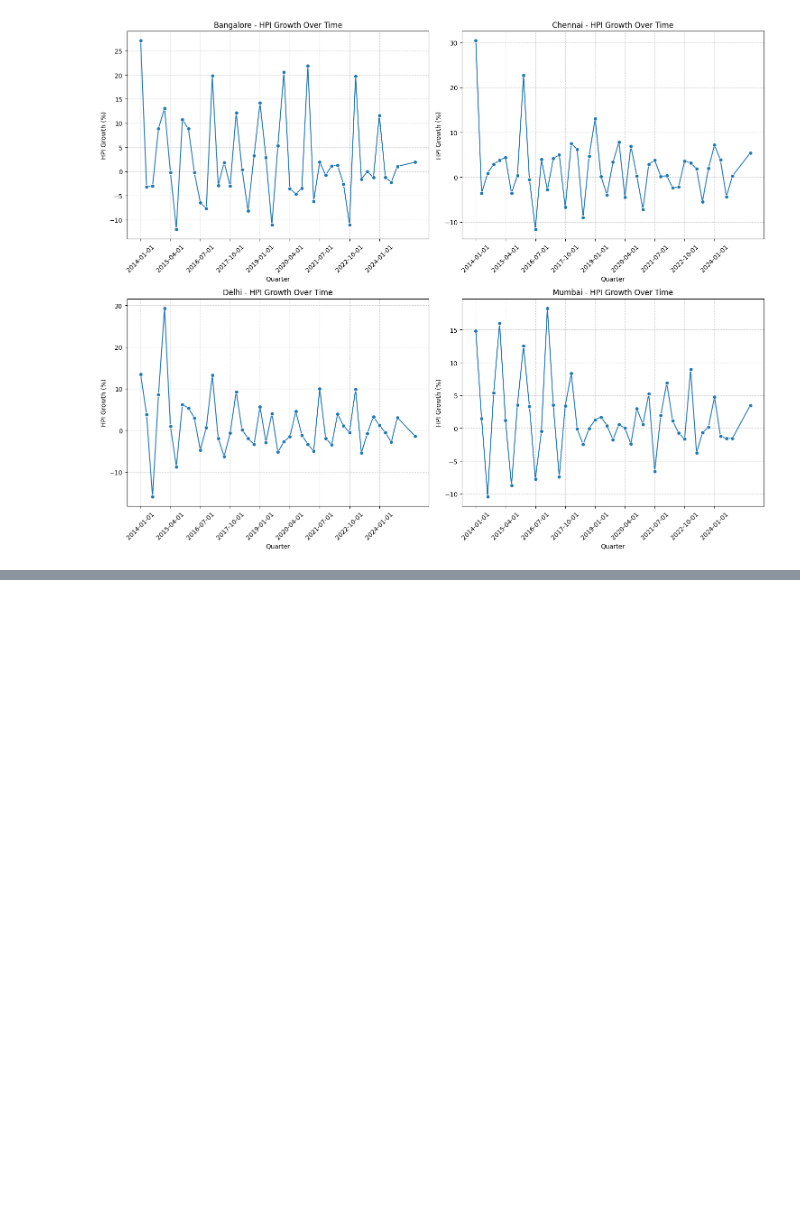
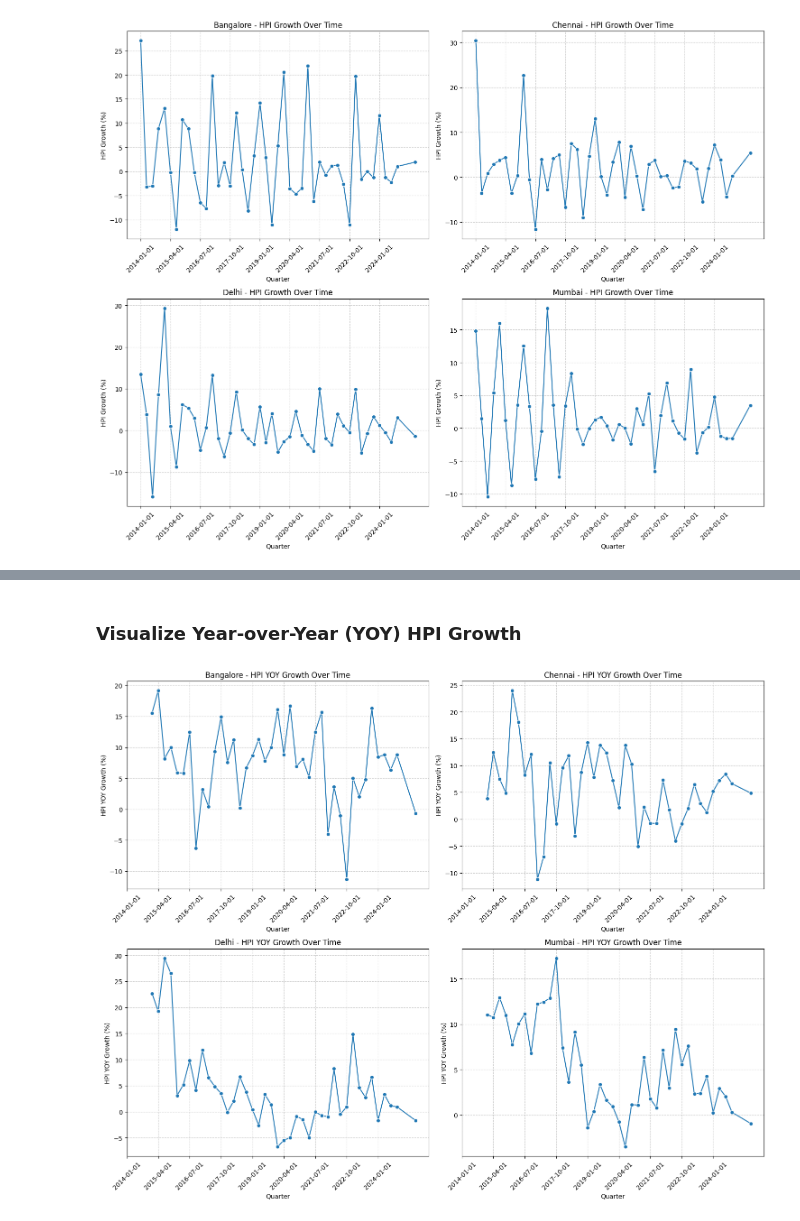
Before and after one commit to smonodeep/DynamicValuationGovernance, a Jupyter notebook: 0.Data_Prep_CityWise.ipynb, the cells around one changed output, grey strips where cells are left out. Saved outputs shown, nothing was run; the diff lists cells and outputs as text; code cells hidden in the pictures; blank space fills up the shorter version.

```diff
--- a/0.Data_Prep_CityWise.ipynb
+++ b/0.Data_Prep_CityWise.ipynb
@@ -396,0 +510,8 @@ else:
+# %%
+if not df_final.empty:
+    # Calculate Year-over-Year HPI growth
+    df_final['hpi_yoy_growth'] = df_final.groupby('city')['hpi_value'].pct_change(periods=4) * 100
+    print("\nFinal data with Year-over-Year HPI Growth:")
+    display(df_final.head())
+else:
+    print("df_final is empty, skipping Year-over-Year HPI growth calculation.")
@@ -396,0 +526,48 @@ else:
+# %% [markdown]
+### Visualize Year-over-Year (YOY) HPI Growth
+# %%
+import matplotlib.pyplot as plt
+import seaborn as sns
+
+if not df_final.empty:
+    cities = df_final['city'].unique()
+    n_cities = len(cities)
+
+    # Determine the grid size for subplots
+    n_rows = (n_cities + 1) // 2 if n_cities > 0 else 0
+    n_cols = 2 if n_cities > 1 else 1
+
+    if n_cities > 0:
+        fig, axes = plt.subplots(n_rows, n_cols, figsize=(15, 6 * n_rows), squeeze=False)
+        axes = axes.flatten() # Flatten the 2D array of axes for easy iteration
+
+        for i, city in enumerate(cities):
+            city_data = df_final[df_final['city'] == city].sort_values(by='quarter_period').copy()
+
+            # Convert PeriodIndex to datetime for plotting compatibility
+            city_data['quarter_plot'] = city_data['quarter_period'].dt.to_timestamp()
+
+            sns.lineplot(x='quarter_plot', y='hpi_yoy_growth', data=city_data, ax=axes[i], marker='o', hue='city', legend=False)
+            axes[i].set_title(f'{city.capitalize()} - HPI YOY Growth Over Time')
+            axes[i].set_xlabel('Quarter')
+            axes[i].set_ylabel('HPI YOY Growth (%)')
+            axes[i].tick_params(axis='x', rotation=45)
+            axes[i].grid(True, linestyle='--', alpha=0.6)
+            # Adjust x-axis ticks to show fewer labels if there are too many quarters
+            if len(city_data['quarter_plot']) > 10:
+                n_ticks = len(city_data['quarter_plot'])
+                tick_interval = max(1, n_ticks // 8)
+                axes[i].set_xticks(city_data['quarter_plot'][::tick_interval])
+
+        # Hide any unused subplots
+        for j in range(i + 1, len(axes)):
+            fig.delaxes(axes[j])
+
+        plt.tight_layout()
+        plt.show()
+    else:
+        print("No data in df_final to plot HPI YOY growth.")
+else:
+    print("df_final is empty, skipping HPI YOY growth visualization.")
+# %% [output]
+[figure, added]
```
Also changed, not shown: parts of 7 cells of this notebook.
